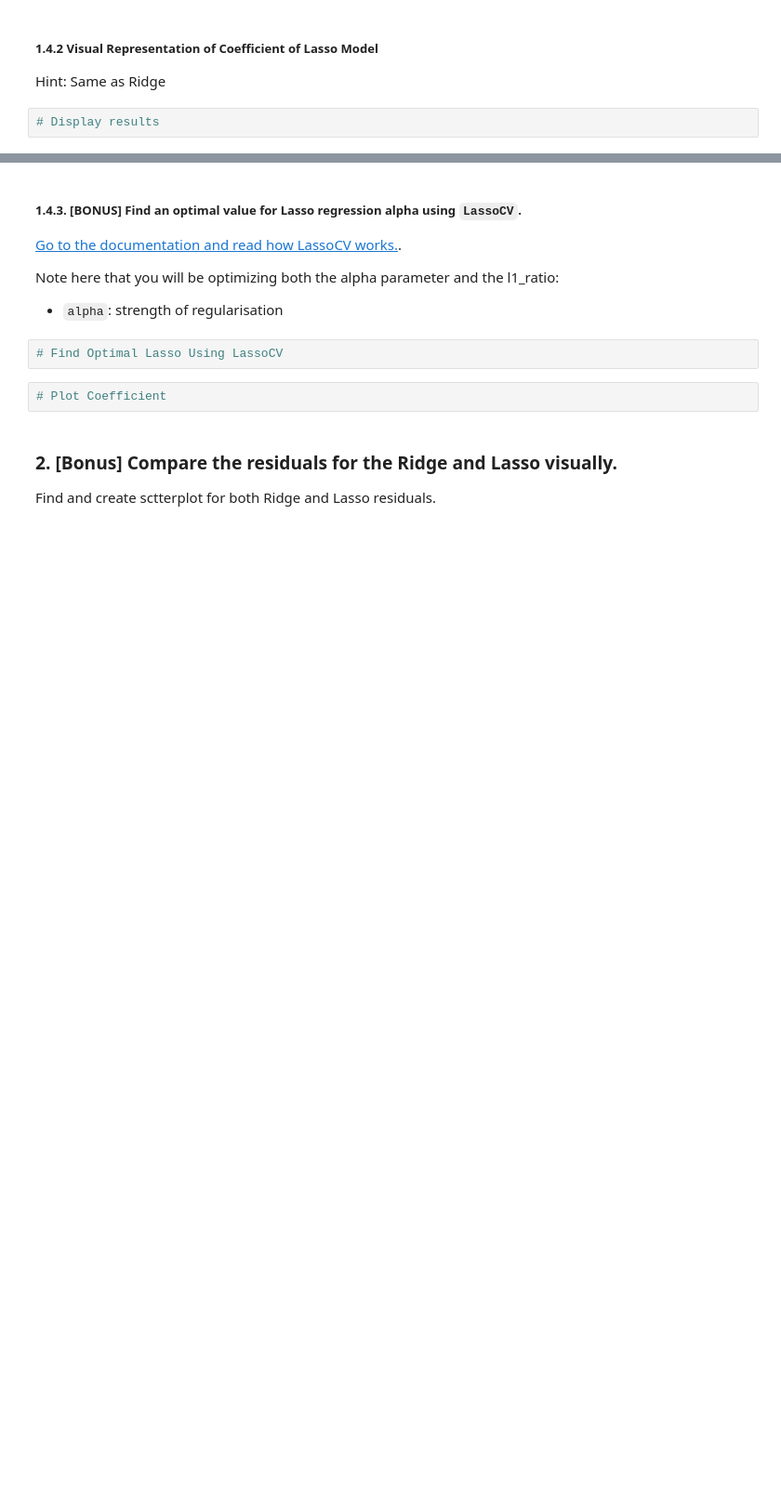
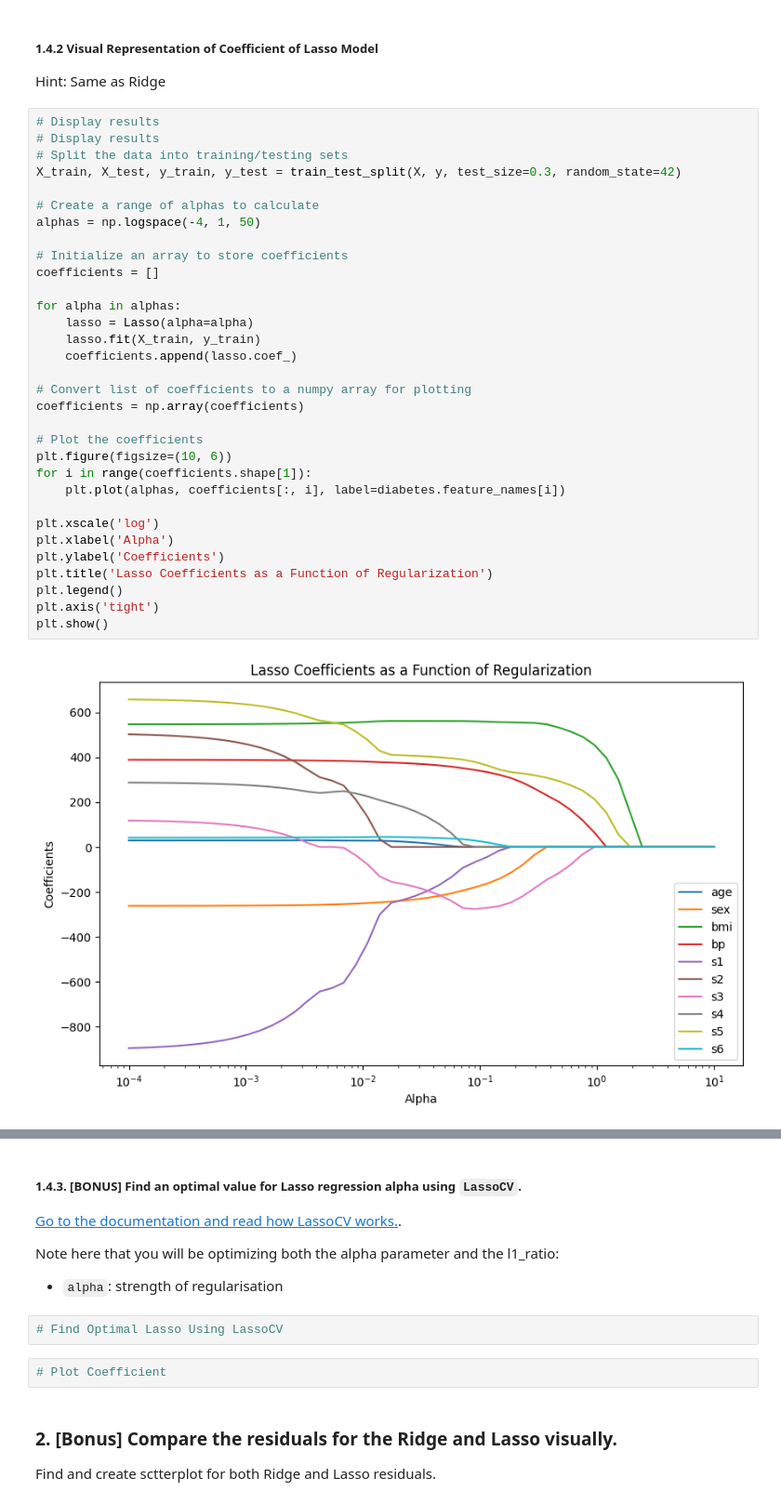
Before and after one commit to pragyanandan/Module-41, a Jupyter notebook: IOD_Lab.4.4.ipynb, the cells around one changed output, grey strips where cells are left out. Shown: that part at 93% size. Saved outputs shown, nothing was run; the diff lists cells and outputs as text; blank space fills up the shorter version.

```diff
--- a/IOD_Lab.4.4.ipynb
+++ b/IOD_Lab.4.4.ipynb
@@ -222,5 +257,37 @@ array([  -1.26474186, -216.39460047,  501.54971795,  308.13254162,
 ##### 1.4.2 Visual Representation of Coefficient of Lasso Model
 
 Hint: Same as Ridge
-# %%
-# Display results
+# %%
+# Display results
+# Display results
+# Split the data into training/testing sets
+X_train, X_test, y_train, y_test = train_test_split(X, y, test_size=0.3, random_state=42)
+
+# Create a range of alphas to calculate
+alphas = np.logspace(-4, 1, 50)
+
+# Initialize an array to store coefficients
+coefficients = []
+
+for alpha in alphas:
+    lasso = Lasso(alpha=alpha)
+    lasso.fit(X_train, y_train)
+    coefficients.append(lasso.coef_)
+
+# Convert list of coefficients to a numpy array for plotting
+coefficients = np.array(coefficients)
+
+# Plot the coefficients
+plt.figure(figsize=(10, 6))
+for i in range(coefficients.shape[1]):
+    plt.plot(alphas, coefficients[:, i], label=diabetes.feature_names[i])
+
+plt.xscale('log')
+plt.xlabel('Alpha')
+plt.ylabel('Coefficients')
+plt.title('Lasso Coefficients as a Function of Regularization')
+plt.legend()
+plt.axis('tight')
+plt.show()
+# %% [output]
+[figure, added]
```
Also changed, not shown: parts of 6 cells of this notebook, 2 other files.
